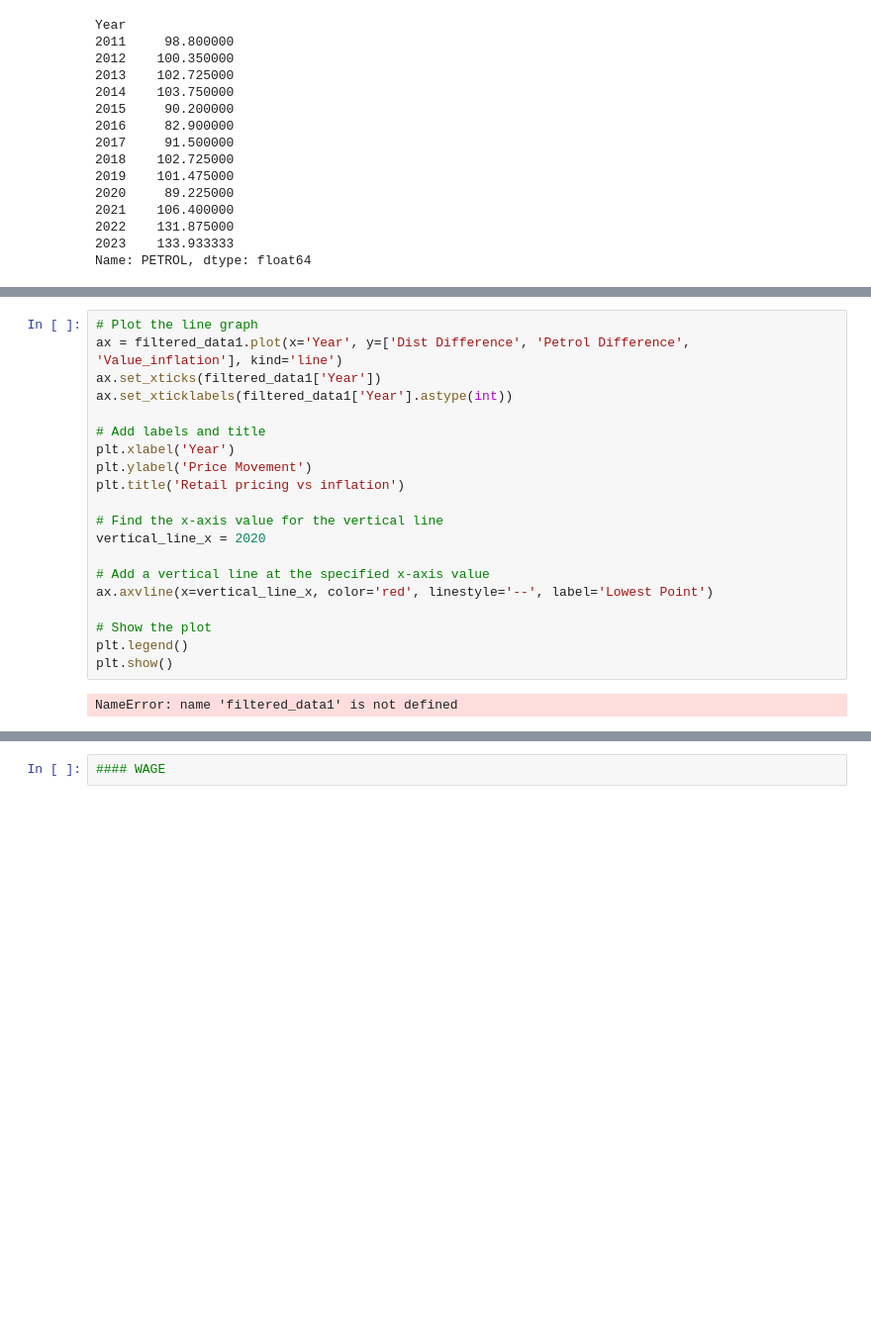
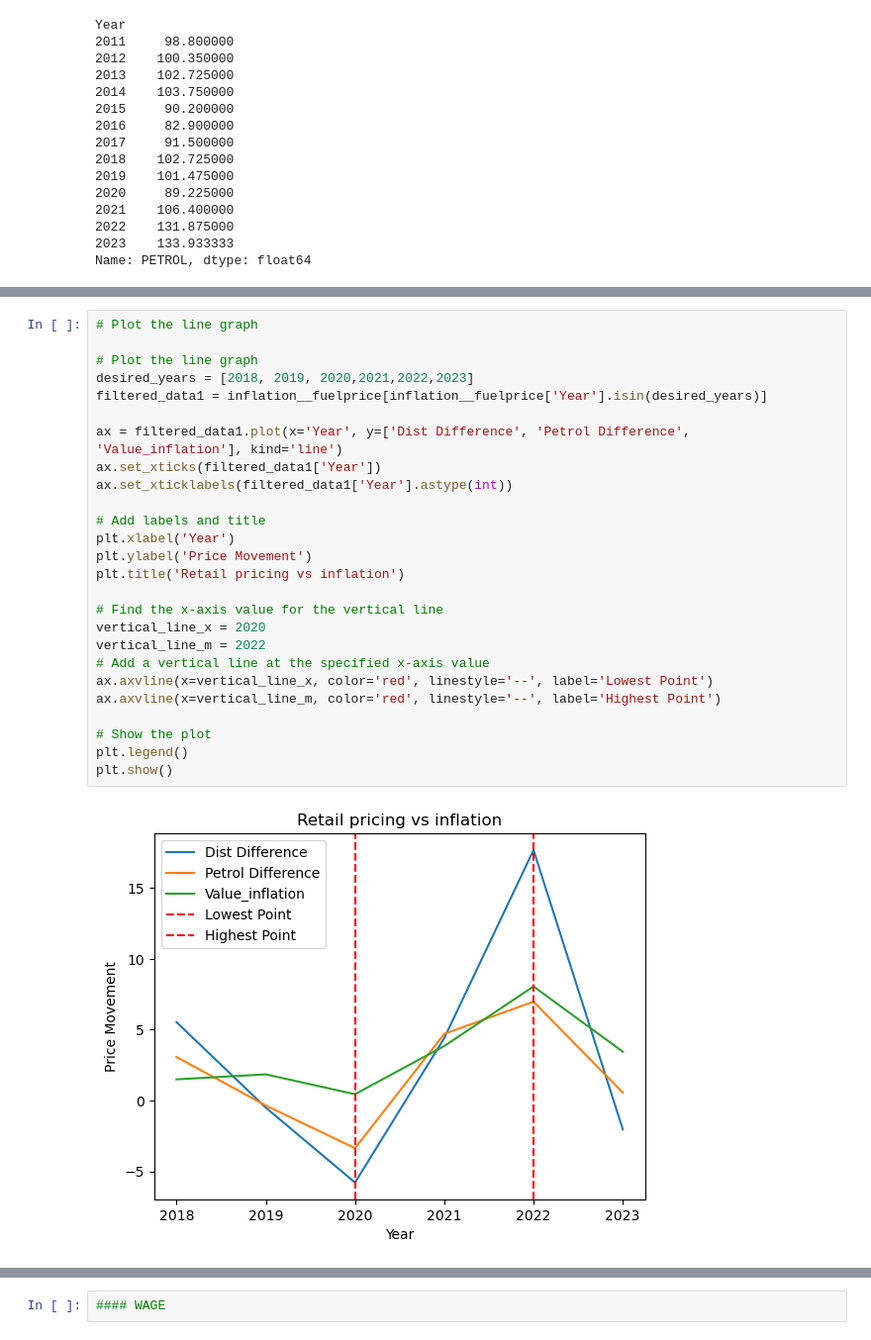
Before and after one commit to LachlanPotter33/project-1, a Jupyter notebook: Final Code.ipynb, the cells around one changed output, grey strips where cells are left out. Shown at 99% size. Cells and saved outputs as stored; diff of their text form; blank space fills up the shorter version.

```diff
--- a/Final Code.ipynb
+++ b/Final Code.ipynb
@@ -536,25 +542,31 @@ inflation__fuelprice
 # %%
 # Plot the line graph
+
+# Plot the line graph
+desired_years = [2018, 2019, 2020,2021,2022,2023]
+filtered_data1 = inflation__fuelprice[inflation__fuelprice['Year'].isin(desired_years)]
+
 ax = filtered_data1.plot(x='Year', y=['Dist Difference', 'Petrol Difference', 'Value_inflation'], kind='line')
 ax.set_xticks(filtered_data1['Year'])
 ax.set_xticklabels(filtered_data1['Year'].astype(int))
 
 # Add labels and title
 plt.xlabel('Year')
 plt.ylabel('Price Movement')
 plt.title('Retail pricing vs inflation')
 
 # Find the x-axis value for the vertical line
 vertical_line_x = 2020
-
+vertical_line_m = 2022
 # Add a vertical line at the specified x-axis value
 ax.axvline(x=vertical_line_x, color='red', linestyle='--', label='Lowest Point')
+ax.axvline(x=vertical_line_m, color='red', linestyle='--', label='Highest Point')
 
 # Show the plot
 plt.legend()
 plt.show()
 # %% [output]
-NameError: name 'filtered_data1' is not defined
+[figure, added]
 # %%
 # Plot the line graph
 selected_years = [2018, 2019, 2020,2021,2022,2023]
```
Also changed, not shown: parts of 18 cells of this notebook, 6 other files.
